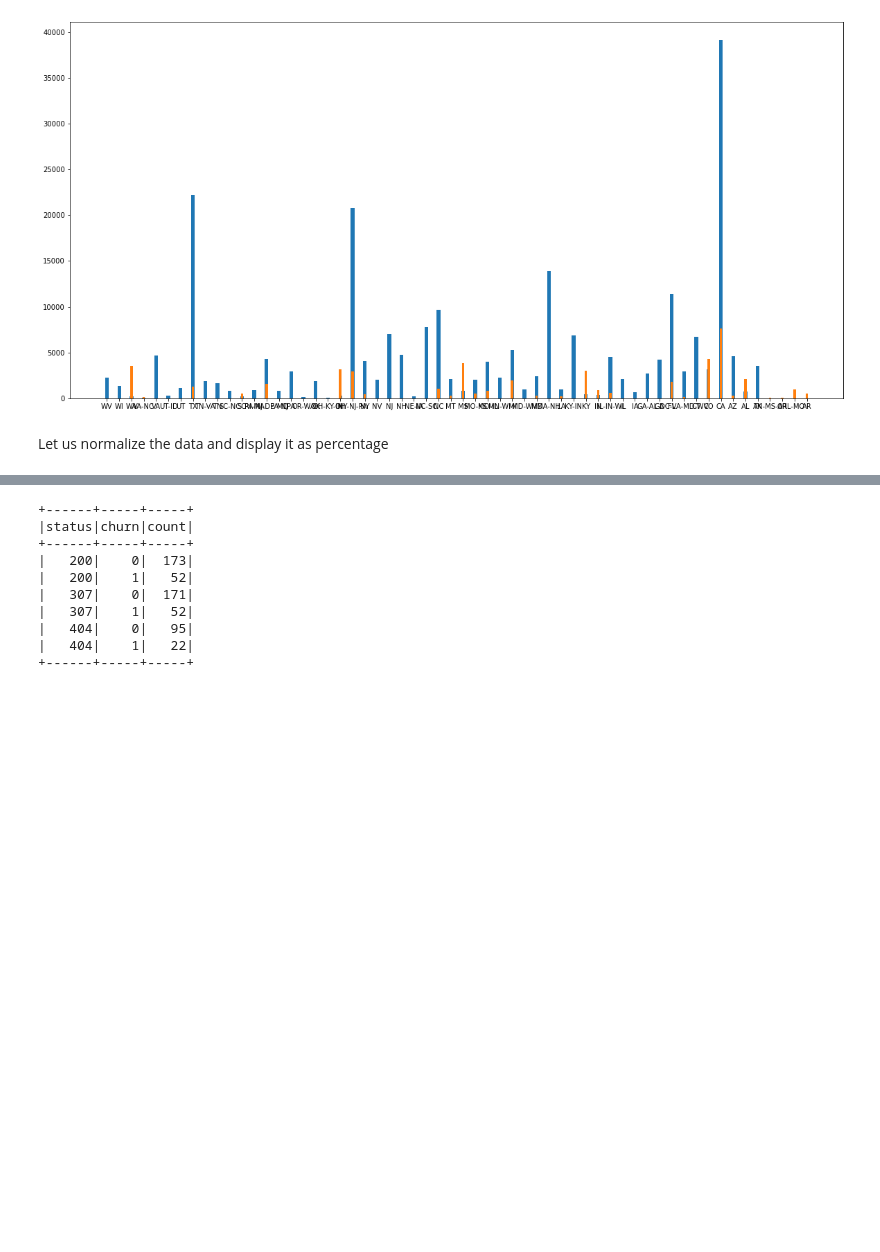
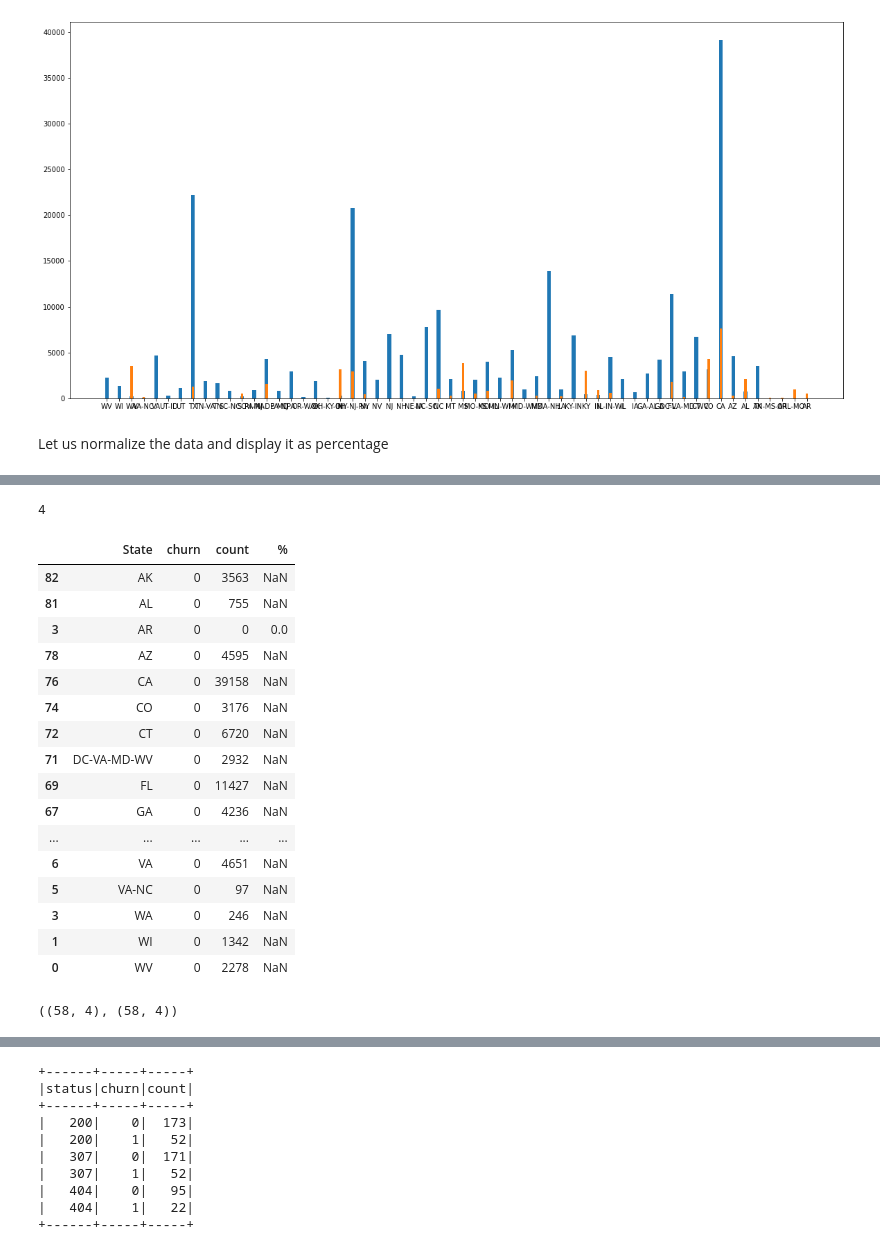
Before and after one commit to Soundoffear/DSN_CASTONE_Sparkify, a Jupyter notebook: Sparkify.ipynb, the cells around one changed output, grey strips where cells are left out. Saved outputs shown, nothing was run; the diff lists cells and outputs as text; code cells hidden in the pictures; blank space fills up the shorter version.

```diff
--- a/Sparkify.ipynb
+++ b/Sparkify.ipynb
@@ -825,3 +825,6 @@ plt.show()
 [figure]
 # %% [markdown]
 Let us normalize the data and display it as percentage
+# %%
+pdf_s1 = pdf_states[pdf_states['churn'] == 0].copy()
+pdf_s2 = pdf_states[pdf_states['churn'] == 1].copy()
@@ -827,0 +838,2 @@ Let us normalize the data and display it as percentage
+# %%
+all_states = list(pdf_s1['State'].unique()) + list(pdf_s2['State'].unique())
@@ -827,0 +855,30 @@ Let us normalize the data and display it as percentage
+# %%
+diff_s1 = states_f - set(pdf_s1["State"].unique())
+pdf_s1 = pdf_s1.append(pd.DataFrame({"State":list(diff_s1),
+                           "churn":len(diff_s1)*[0],
+                           'count':len(diff_s1)*[0],
+                           '%':len(diff_s1)*[0]}))
+# %%
+len(diff_s1)
+# %% [output]
+4
+# %%
+pdf_s1.sort_values('State')
+# %% [output]
+|  | State | churn | count | % |
+| 82 | AK | 0 | 3563 | NaN |
+| 81 | AL | 0 | 755 | NaN |
+| 3 | AR | 0 | 0 | 0.0 |
+| 78 | AZ | 0 | 4595 | NaN |
+| 76 | CA | 0 | 39158 | NaN |
+| 74 | CO | 0 | 3176 | NaN |
+| 72 | CT | 0 | 6720 | NaN |
+| 71 | DC-VA-MD-WV | 0 | 2932 | NaN |
+| 69 | FL | 0 | 11427 | NaN |
+| 67 | GA | 0 | 4236 | NaN |
+| ... | ... | ... | ... | ... |
+| 6 | VA | 0 | 4651 | NaN |
+| 5 | VA-NC | 0 | 97 | NaN |
+| 3 | WA | 0 | 246 | NaN |
+| 1 | WI | 0 | 1342 | NaN |
+| 0 | WV | 0 | 2278 | NaN |
@@ -827,0 +893,4 @@ Let us normalize the data and display it as percentage
+# %%
+pdf_s1.shape, pdf_s2.shape
+# %% [output]
+((58, 4), (58, 4))
```
Also changed, not shown: parts of 43 cells of this notebook.
